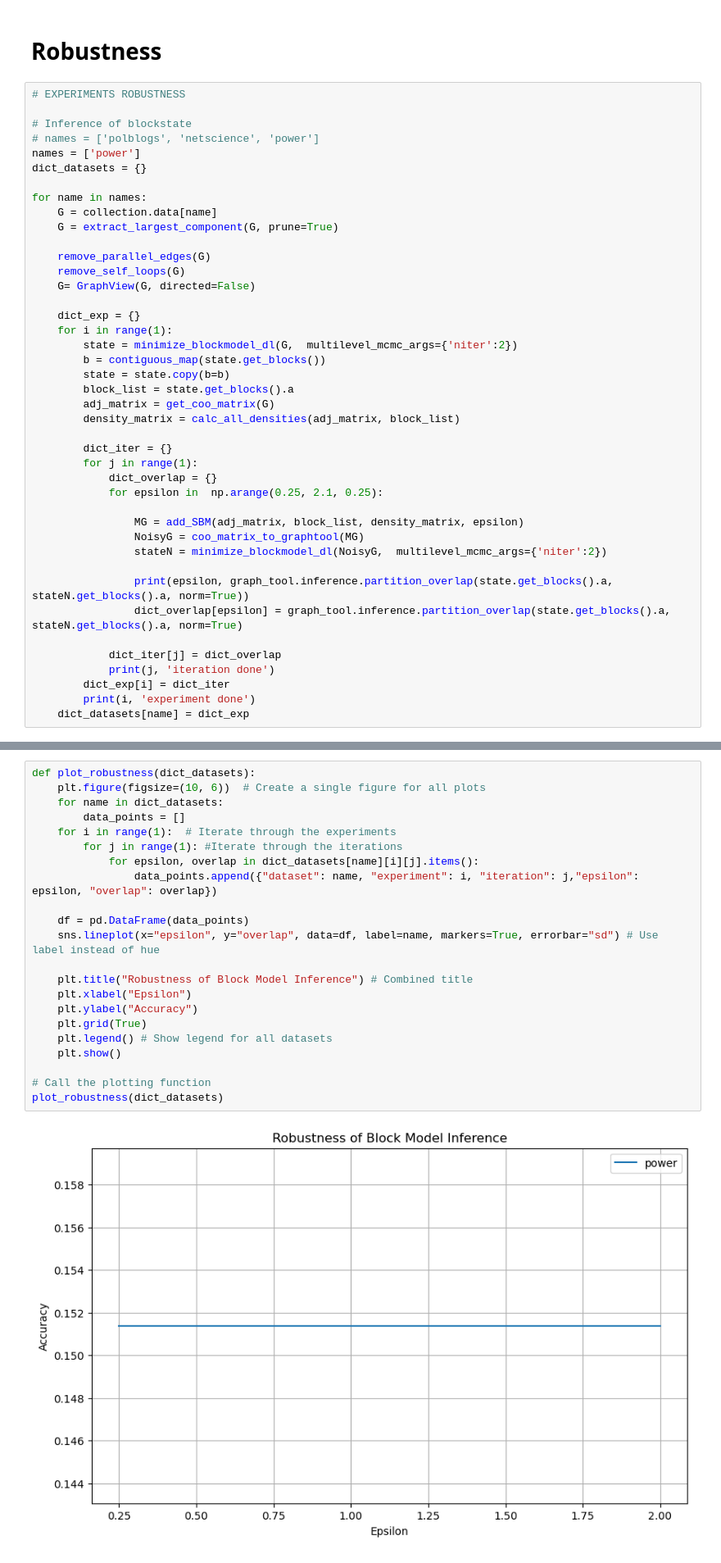
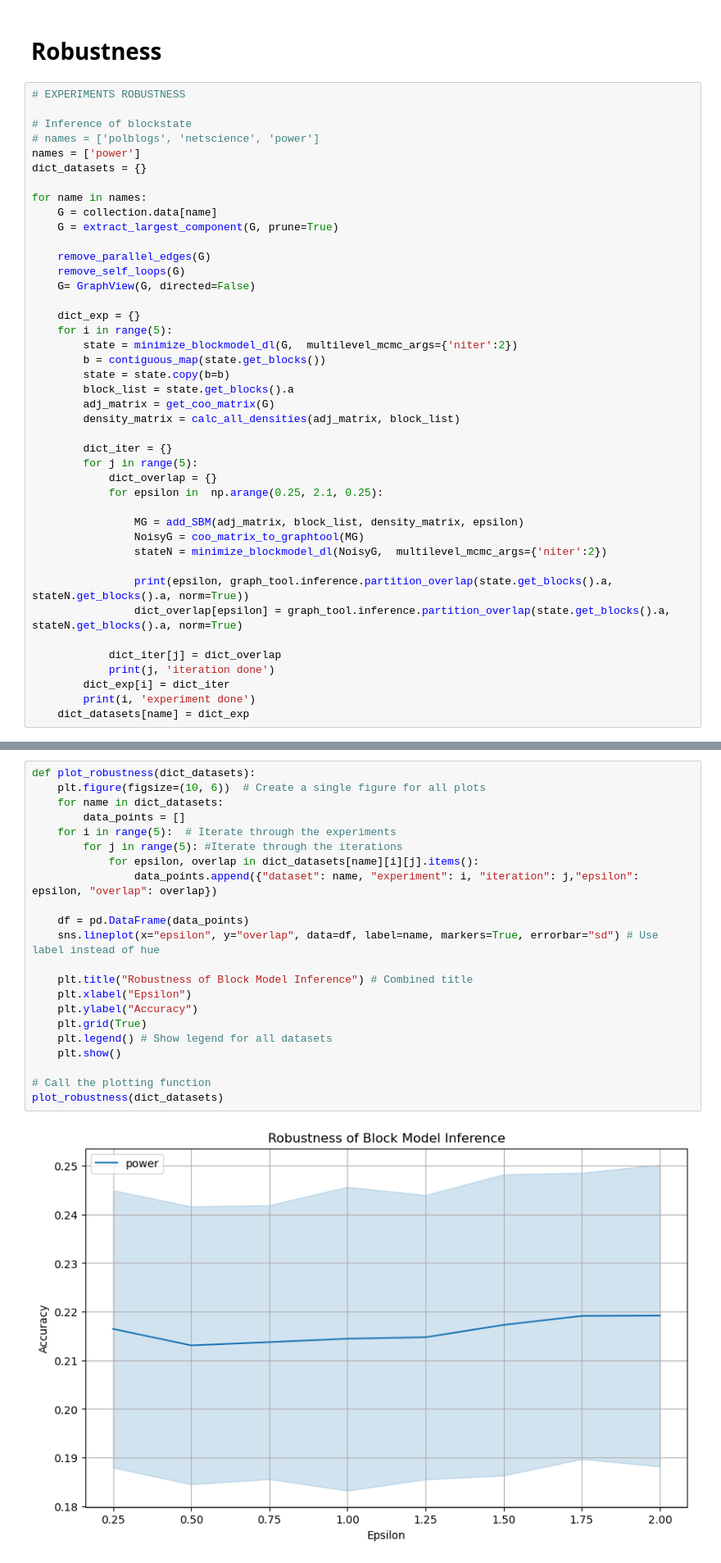
Before and after one commit to Jsalasp/SBM-Noise, a Jupyter notebook: SBM_Noise/SBM_Noise.ipynb, the cells around one changed output, grey strips where cells are left out. Shown at 82% size. Saved outputs shown, nothing was run; the diff lists cells and outputs as text.

```diff
--- a/SBM_Noise/SBM_Noise.ipynb
+++ b/SBM_Noise/SBM_Noise.ipynb
@@ -209,7 +210,7 @@ for name in names:
     G= GraphView(G, directed=False)
 
     dict_exp = {}
-    for i in range(1):
+    for i in range(5):
         state = minimize_blockmodel_dl(G,  multilevel_mcmc_args={'niter':2})
         b = contiguous_map(state.get_blocks())
         state = state.copy(b=b)
@@ -218,7 +219,7 @@ for name in names:
         density_matrix = calc_all_densities(adj_matrix, block_list)
 
         dict_iter = {}
-        for j in range(1):
+        for j in range(5):
             dict_overlap = {}
             for epsilon in  np.arange(0.25, 2.1, 0.25):
 
@@ -256,27 +256,27 @@ for name in names:
 # %%
 def plot_robustness(dict_datasets):
     plt.figure(figsize=(10, 6))  # Create a single figure for all plots
     for name in dict_datasets:
         data_points = []
-    for i in range(1):  # Iterate through the experiments
-        for j in range(1): #Iterate through the iterations
+    for i in range(5):  # Iterate through the experiments
+        for j in range(5): #Iterate through the iterations
             for epsilon, overlap in dict_datasets[name][i][j].items():
                 data_points.append({"dataset": name, "experiment": i, "iteration": j,"epsilon": epsilon, "overlap": overlap})
 
     df = pd.DataFrame(data_points)
     sns.lineplot(x="epsilon", y="overlap", data=df, label=name, markers=True, errorbar="sd") # Use label instead of hue
 
     plt.title("Robustness of Block Model Inference") # Combined title
     plt.xlabel("Epsilon")
     plt.ylabel("Accuracy")
     plt.grid(True)
     plt.legend() # Show legend for all datasets
     plt.show()
 
 # Call the plotting function
 plot_robustness(dict_datasets)
 # %% [output]
-[figure, old version]
+[figure, new version]
 # %% [markdown]
 # Experiment to compare with Privgraph
 # %%
```
Also changed, not shown: parts of 24 cells of this notebook, 3 other files.
